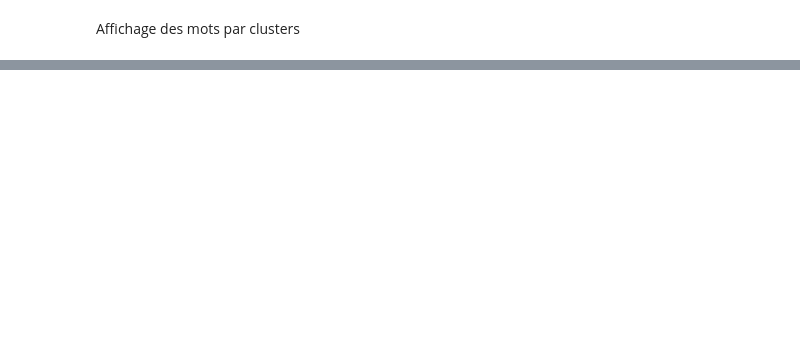
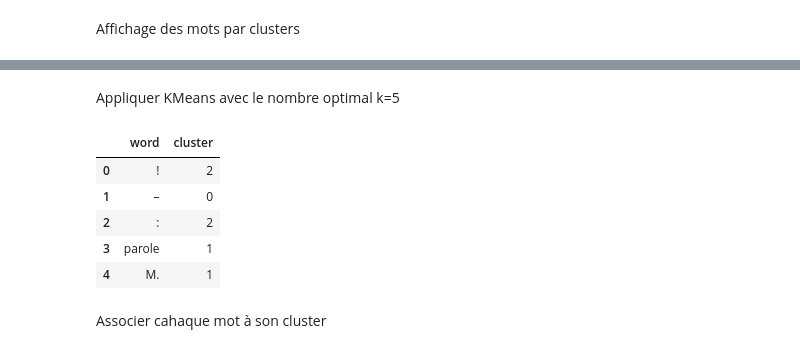
Before and after one commit to lucilebessac/AAD69-synonymie-contextuelle, a Jupyter notebook: clustering_.ipynb, the cells around one changed output, grey strips where cells are left out. Drawn from its saved outputs; the diff is of its cells as text; code cells hidden in the pictures; blank space fills up the shorter version.

```diff
--- a/clustering_.ipynb
+++ b/clustering_.ipynb
@@ -390,0 +418,27 @@ MemoryError: Unable to allocate 14.8 GiB for an array with shape (63094, 63094)
+# %% [markdown]
+Appliquer KMeans avec le nombre optimal k=5
+# %%
+from sklearn.cluster import KMeans
+
+# Nombre optimal de clusters (déterminé par la méthode du coude)
+k_optimal = 3
+
+# Clustering sur les vecteurs des mots fréquents
+kmeans = KMeans(n_clusters=k_optimal, random_state=42)
+labels = kmeans.fit_predict(X_reduced)
+
+# Ajouter les labels à un DataFrame
+df_clusters = pd.DataFrame({
+    "word": most_common_words,
+    "cluster": labels
+})
+df_clusters.head()
+# %% [output]
+|  | word | cluster |
+| 0 | ! | 2 |
+| 1 | – | 0 |
+| 2 | : | 2 |
+| 3 | parole | 1 |
+| 4 | M. | 1 |
+# %% [markdown]
+Associer cahaque mot à son cluster
```
Also changed, not shown: parts of 12 cells of this notebook.
